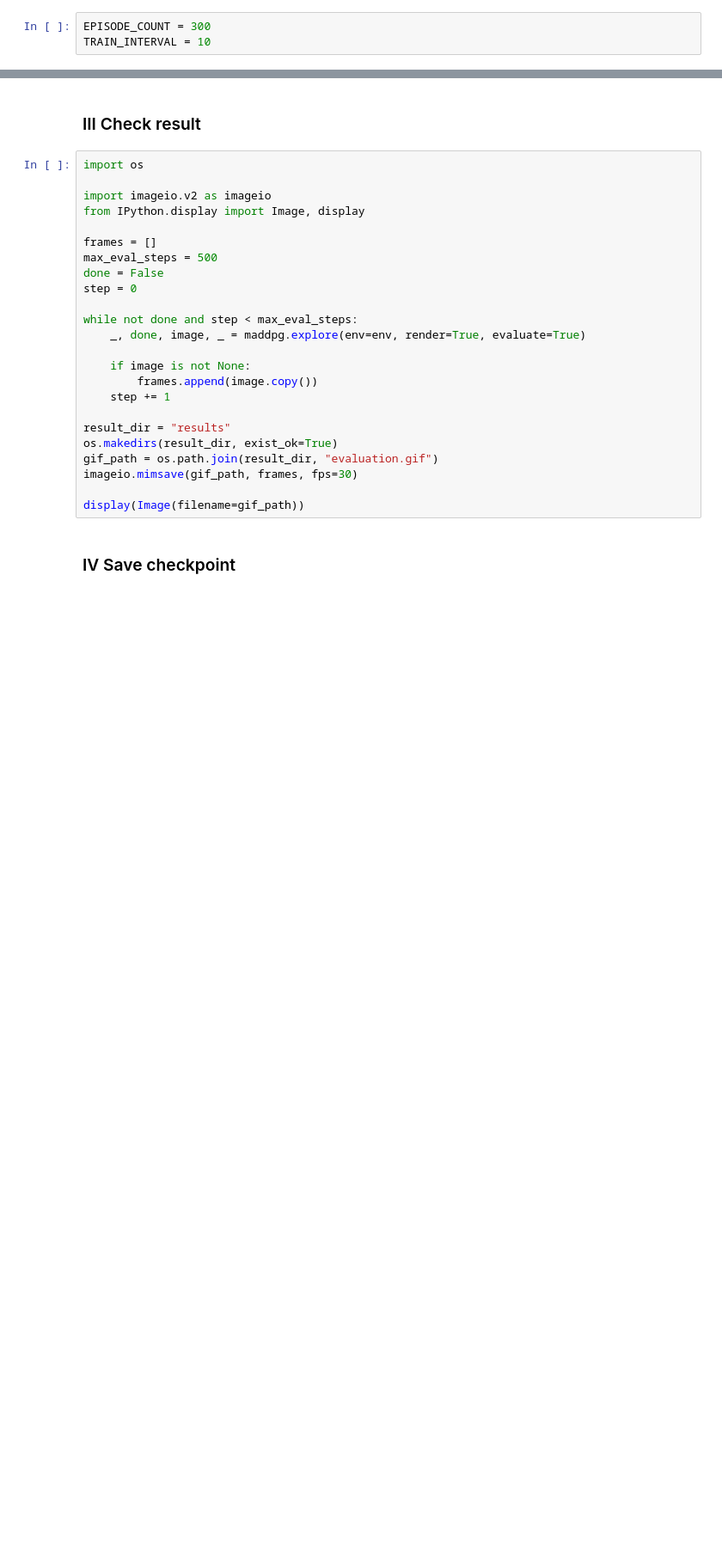
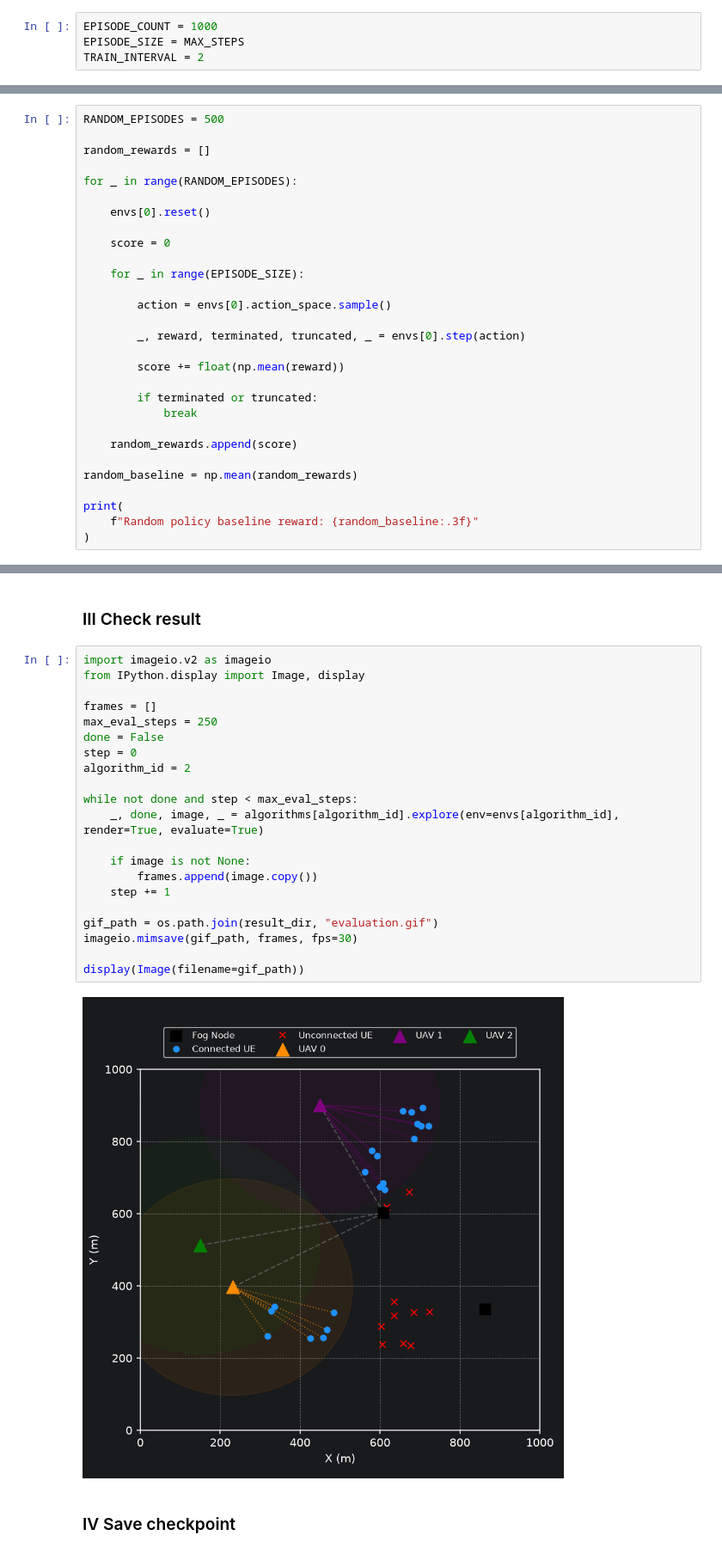
Before and after one commit to Missdrop/UAV-MEC-MADRL, a Jupyter notebook: train.ipynb, the cells around one changed output, grey strips where cells are left out. Shown at 86% size. Drawn from its saved outputs; the diff is of its cells as text; blank space fills up the shorter version.

```diff
--- a/train.ipynb
+++ b/train.ipynb
@@ -131,5 +166,6 @@ for i in range(agent_count):
 # %% [markdown]
 Hyperparameters
 # %%
-EPISODE_COUNT = 300
-TRAIN_INTERVAL = 10
+EPISODE_COUNT = 1000
+EPISODE_SIZE = MAX_STEPS
+TRAIN_INTERVAL = 2
@@ -135,0 +174,29 @@ TRAIN_INTERVAL = 10
+# %%
+RANDOM_EPISODES = 500
+
+random_rewards = []
+
+for _ in range(RANDOM_EPISODES):
+
+    envs[0].reset()
+
+    score = 0
+
+    for _ in range(EPISODE_SIZE):
+
+        action = envs[0].action_space.sample()
+
+        _, reward, terminated, truncated, _ = envs[0].step(action)
+
+        score += float(np.mean(reward))
+
+        if terminated or truncated:
+            break
+
+    random_rewards.append(score)
+
+random_baseline = np.mean(random_rewards)
+
+print(
+    f"Random policy baseline reward: {random_baseline:.3f}"
+)
@@ -313,29 +447,28 @@ for episode in range(1, EPISODE_COUNT + 1):
 # %% [markdown]
 ### III Check result
 # %%
-import os
-
 import imageio.v2 as imageio
 from IPython.display import Image, display
 
 frames = []
-max_eval_steps = 500
+max_eval_steps = 250
 done = False
 step = 0
+algorithm_id = 2
 
 while not done and step < max_eval_steps:
-    _, done, image, _ = maddpg.explore(env=env, render=True, evaluate=True)
+    _, done, image, _ = algorithms[algorithm_id].explore(env=envs[algorithm_id], render=True, evaluate=True)
 
     if image is not None:
         frames.append(image.copy())
     step += 1
 
-result_dir = "results"
-os.makedirs(result_dir, exist_ok=True)
 gif_path = os.path.join(result_dir, "evaluation.gif")
 imageio.mimsave(gif_path, frames, fps=30)
 
 display(Image(filename=gif_path))
+# %% [output]
+[figure, added]
 # %% [markdown]
 ### IV Save checkpoint
 # %%
```
Also changed, not shown: parts of 11 cells of this notebook.
